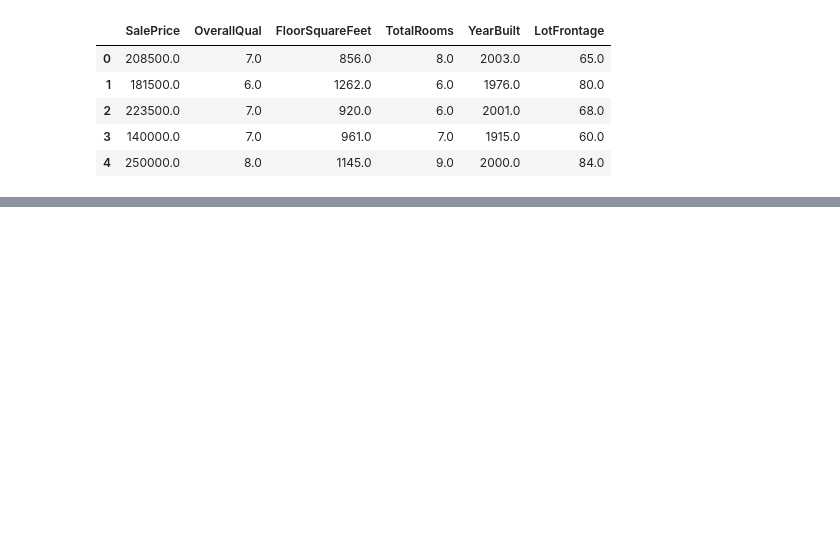
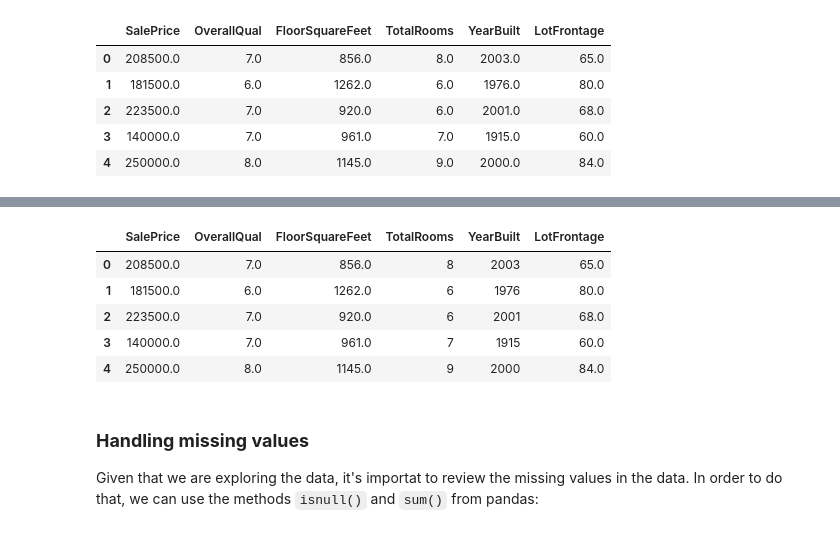
Before and after one commit to carlosopr/g-labs, a Jupyter notebook: project01/house_prices.ipynb, the cells around one changed output, grey strips where cells are left out. Cells and saved outputs as stored; diff of their text form; code cells hidden in the pictures; blank space fills up the shorter version.

````diff
--- a/project01/house_prices.ipynb
+++ b/project01/house_prices.ipynb
@@ -26,0 +39,15 @@ df.head()
+# %%
+df[['TotalRooms','YearBuilt']] = df[['TotalRooms','YearBuilt']].astype(int)
+
+df.head()
+# %% [output]
+|  | SalePrice | OverallQual | FloorSquareFeet | TotalRooms | YearBuilt | LotFrontage |
+| 0 | 208500.0 | 7.0 | 856.0 | 8 | 2003 | 65.0 |
+| 1 | 181500.0 | 6.0 | 1262.0 | 6 | 1976 | 80.0 |
+| 2 | 223500.0 | 7.0 | 920.0 | 6 | 2001 | 68.0 |
+| 3 | 140000.0 | 7.0 | 961.0 | 7 | 1915 | 60.0 |
+| 4 | 250000.0 | 8.0 | 1145.0 | 9 | 2000 | 84.0 |
+# %% [markdown]
+### **Handling missing values**
+
+Given that we are exploring the data, it's importat to review the missing values in the data. In order to do that, we can use the methods ```isnull()``` and ```sum()``` from pandas:
````
Also changed, not shown: parts of 12 cells of this notebook, 1 other file.
